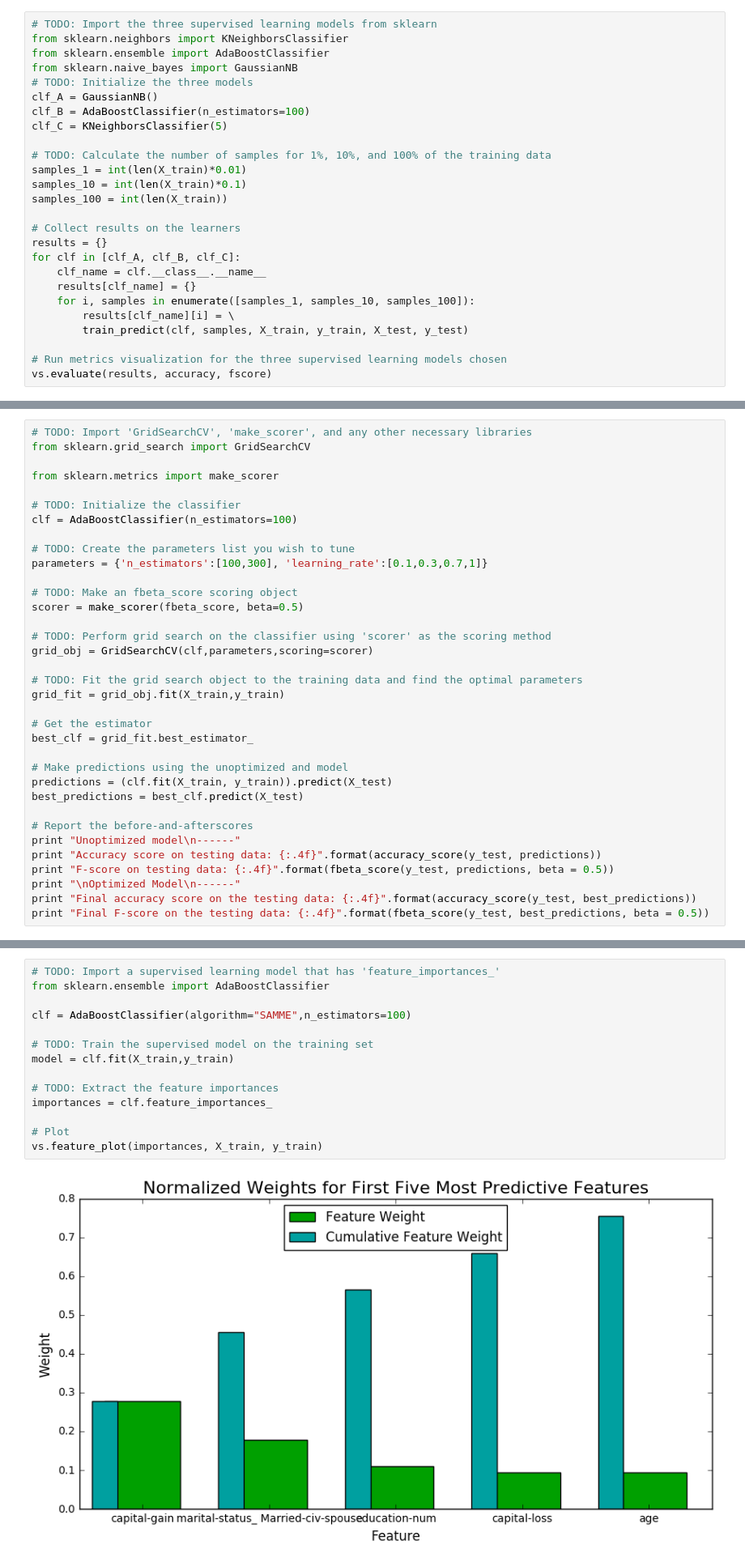
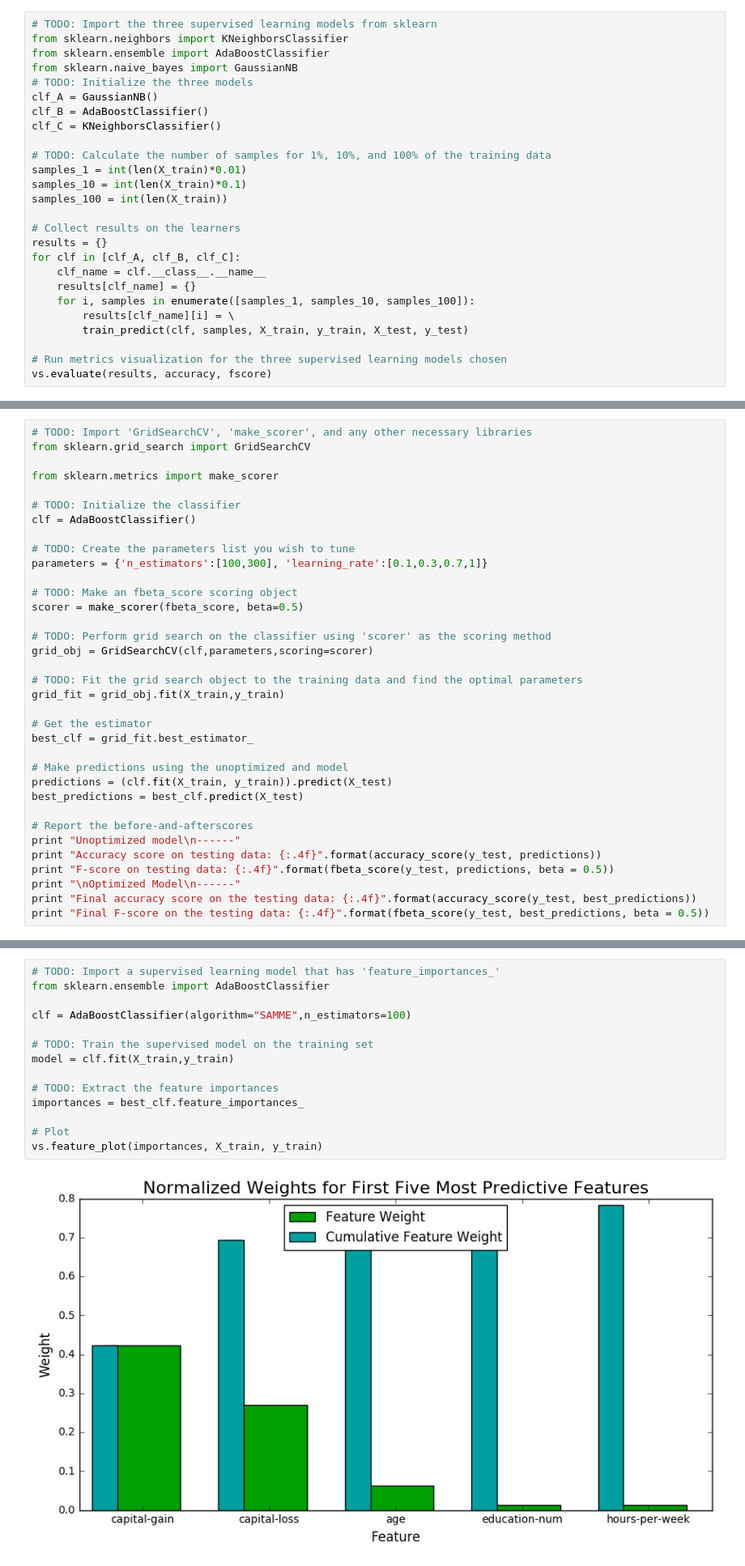
Before and after one commit to anishpillay2002/Machine_Learning_Udacity, a Jupyter notebook: finding_donors/finding_donors.ipynb, the cells around one changed output, grey strips where cells are left out. Shown at 81% size. Drawn from its saved outputs; the diff is of its cells as text.

```diff
--- a/finding_donors/finding_donors.ipynb
+++ b/finding_donors/finding_donors.ipynb
@@ -329,8 +329,8 @@ from sklearn.ensemble import AdaBoostClassifier
 from sklearn.naive_bayes import GaussianNB
 # TODO: Initialize the three models
 clf_A = GaussianNB()
-clf_B = AdaBoostClassifier(n_estimators=100)
-clf_C = KNeighborsClassifier(5)
+clf_B = AdaBoostClassifier()
+clf_C = KNeighborsClassifier()
 
 # TODO: Calculate the number of samples for 1%, 10%, and 100% of the training data
 samples_1 = int(len(X_train)*0.01)
@@ -408,7 +412,7 @@ from sklearn.grid_search import GridSearchCV
 from sklearn.metrics import make_scorer
 
 # TODO: Initialize the classifier
-clf = AdaBoostClassifier(n_estimators=100)
+clf = AdaBoostClassifier()
 
 # TODO: Create the parameters list you wish to tune
 parameters = {'n_estimators':[100,300], 'learning_rate':[0.1,0.3,0.7,1]}
@@ -498,19 +502,19 @@ In the code cell below, you will need to implement the following:
 # %%
 # TODO: Import a supervised learning model that has 'feature_importances_'
 from sklearn.ensemble import AdaBoostClassifier
 
 clf = AdaBoostClassifier(algorithm="SAMME",n_estimators=100)
 
 # TODO: Train the supervised model on the training set
 model = clf.fit(X_train,y_train)
 
 # TODO: Extract the feature importances
-importances = clf.feature_importances_
+importances = best_clf.feature_importances_
 
 # Plot
 vs.feature_plot(importances, X_train, y_train)
 # %% [output]
-[figure, old version]
+[figure, new version]
 # %% [markdown]
 ### Question 7 - Extracting Feature Importance
 
```
Also changed, not shown: parts of 7 cells of this notebook, 1 other file.
